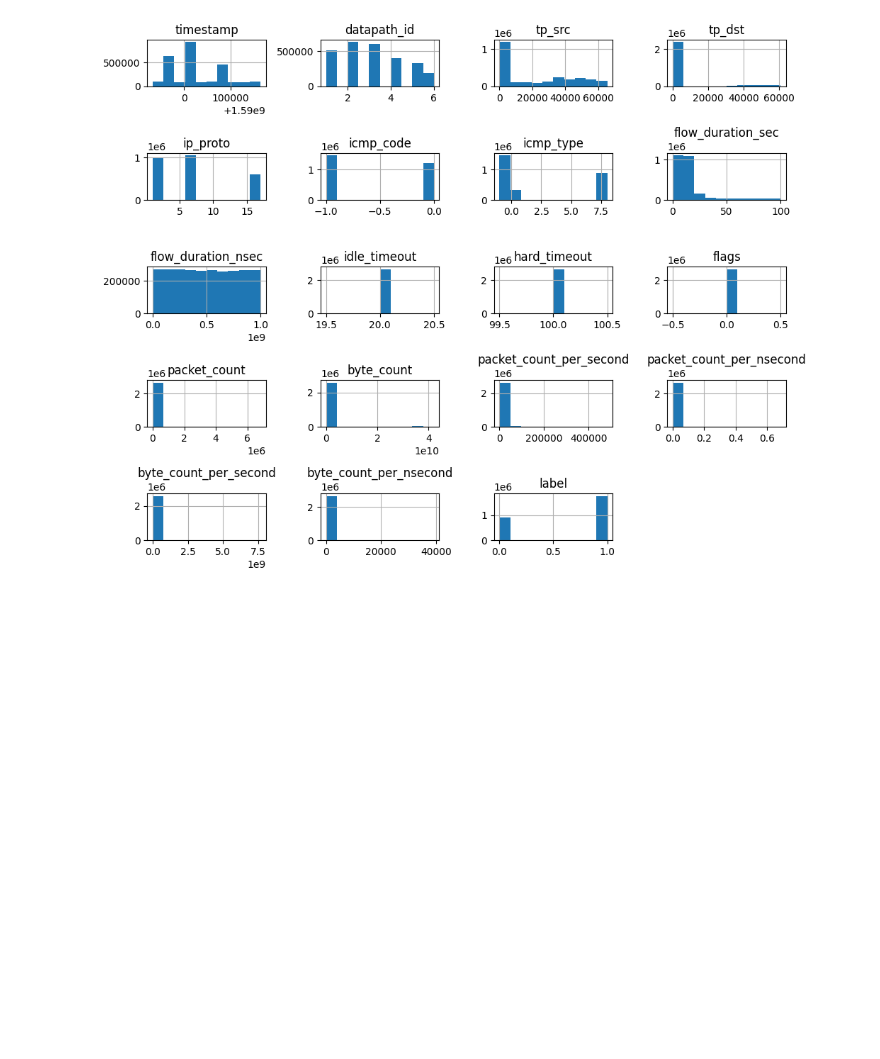
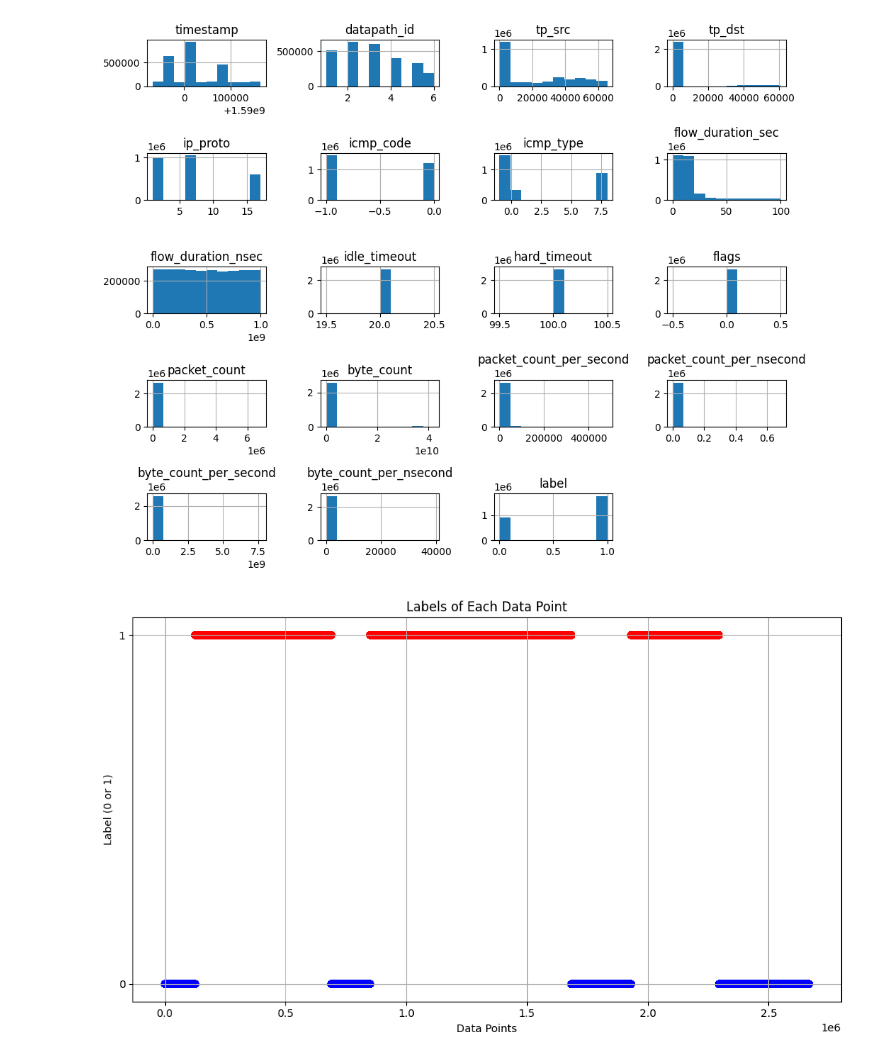
Before and after one commit to sudomaster00081/SDN-using-RYU, a Jupyter notebook: KDD Test01.ipynb, the cells around one changed output. Cells and saved outputs as stored; diff of their text form; code cells hidden in the pictures; blank space fills up the shorter version.

```diff
--- a/KDD Test01.ipynb
+++ b/KDD Test01.ipynb
@@ -116,0 +7,7 @@ data read success
+# %%
+# Load the CSV file
+# df = pd.read_csv('flowstatsfile.csv')
+df = pd.read_csv('final_dataset.csv')
+print("Loaded")
+
+debug = 1
@@ -171,3 +29,32 @@ plt.tight_layout()
 plt.show()
 # %% [output]
 [figure]
+# %%
+import pandas as pd
+import matplotlib.pyplot as plt
+import seaborn as sns
+
+# Load CSV into DataFrame (adjust path as per your file location)
+# df = pd.read_csv('your_dataset.csv')
+
+# Extract the 'label' column
+labels = df['label']
+
+# Count occurrences of each label
+labels = df['label']
+
+# Assign colors based on label values
+colors = ['blue' if label == 0 else 'red' for label in labels]
+
+# Create a plot with y-axis showing labels
+plt.figure(figsize=(10, 6))
+plt.scatter(range(len(labels)), labels, marker='o', color=colors, alpha=0.5)
+plt.yticks([0, 1])  # Ensure only 0 and 1 are shown on the y-axis
+plt.xlabel('Data Points')
+plt.ylabel('Label (0 or 1)')
+plt.title('Labels of Each Data Point')
+plt.grid(True)
+plt.tight_layout()
+plt.show()
+# %% [output]
+[figure, added]
```
Also changed, not shown: parts of 12 cells of this notebook, 1 other file.
